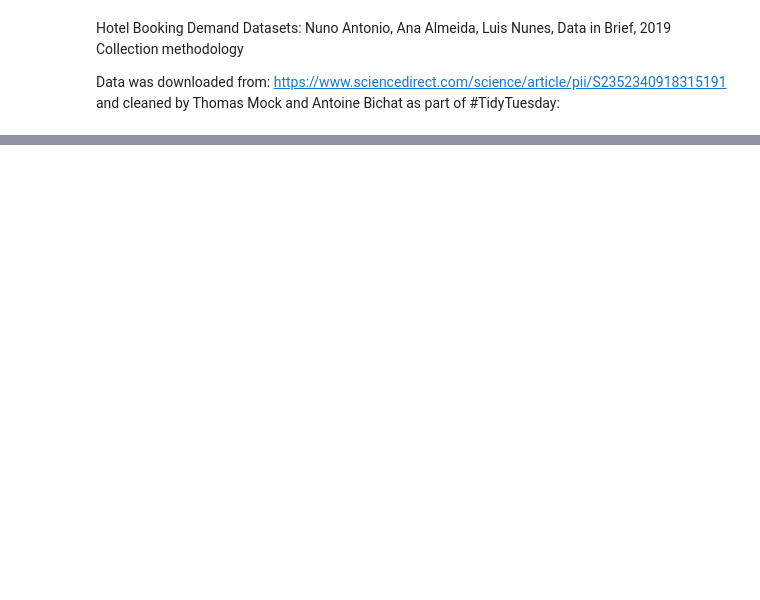
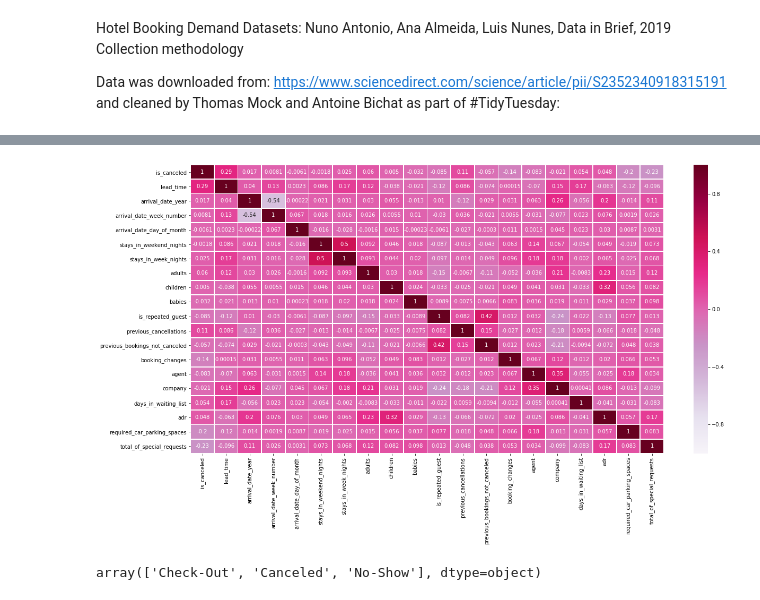
Before and after one commit to JusiaJusia/Machine_Learning, a Jupyter notebook: Dataset preparation .ipynb, the cells around one changed output, grey strips where cells are left out. Cells and saved outputs as stored; diff of their text form; code cells hidden in the pictures; blank space fills up the shorter version.

```diff
--- a/Dataset preparation .ipynb
+++ b/Dataset preparation .ipynb
@@ -10,4 +19,4 @@ Data was downloaded from: https://www.sciencedirect.com/science/article/pii/S235
 # %%
 # Importing the dataset
-import pandas as pd
-dataset = pd.read_csv("../input/hotel-booking-demand/hotel_bookings.csv")
+
+dataset = pd.read_csv("hotel_bookings.csv")
@@ -15,0 +65,10 @@ FileNotFoundError: [Errno 2] File b'../input/hotel-booking-demand/hotel_bookings
+# %%
+dataset.corr()
+plt.rcParams['figure.figsize']=(20,10)
+sns.heatmap(dataset.corr(), vmax=1., vmin=-1., annot=True, linewidths=.8, cmap="PuRd");
+# %% [output]
+[figure, added]
+# %%
+dataset.reservation_status.unique()
+# %% [output]
+array(['Check-Out', 'Canceled', 'No-Show'], dtype=object)
```
Also changed, not shown: parts of 8 cells of this notebook.
